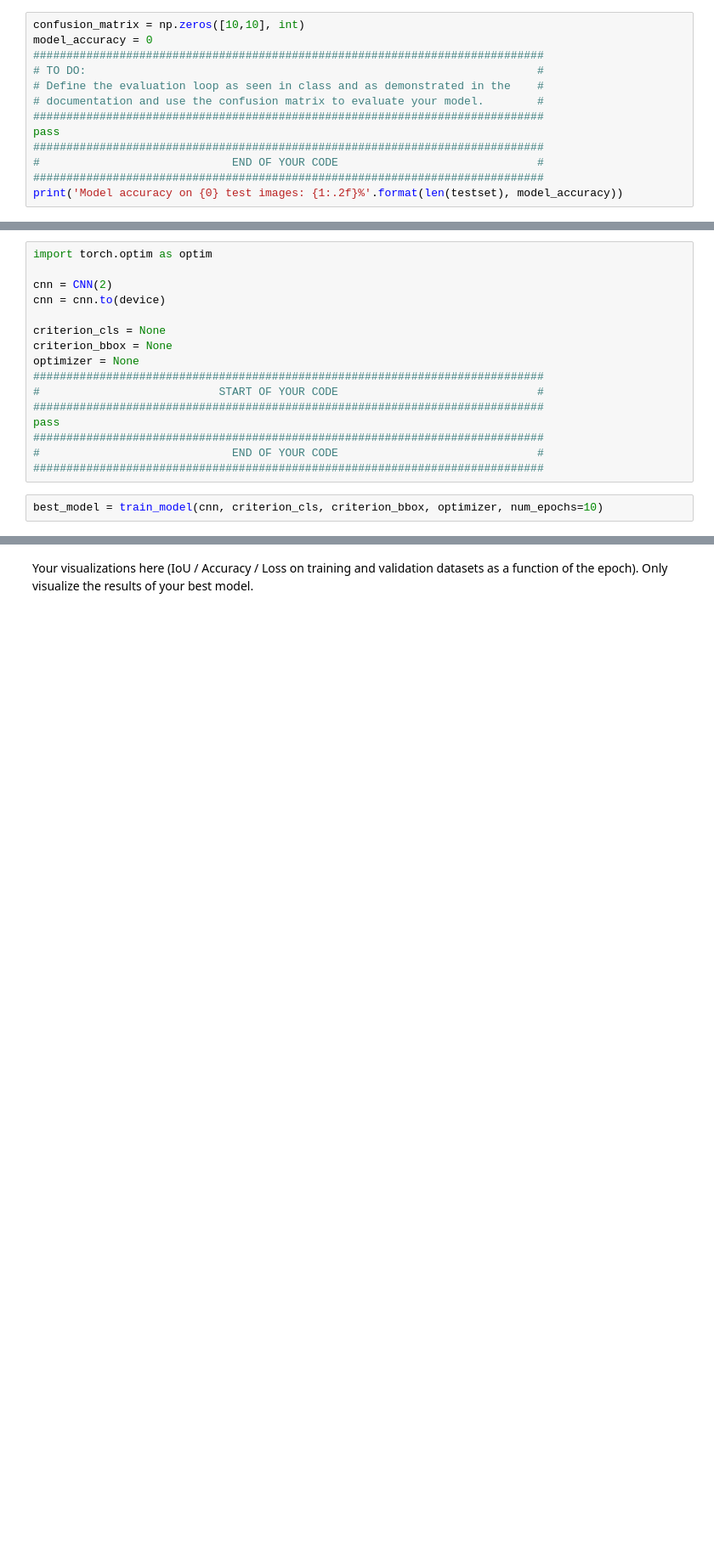
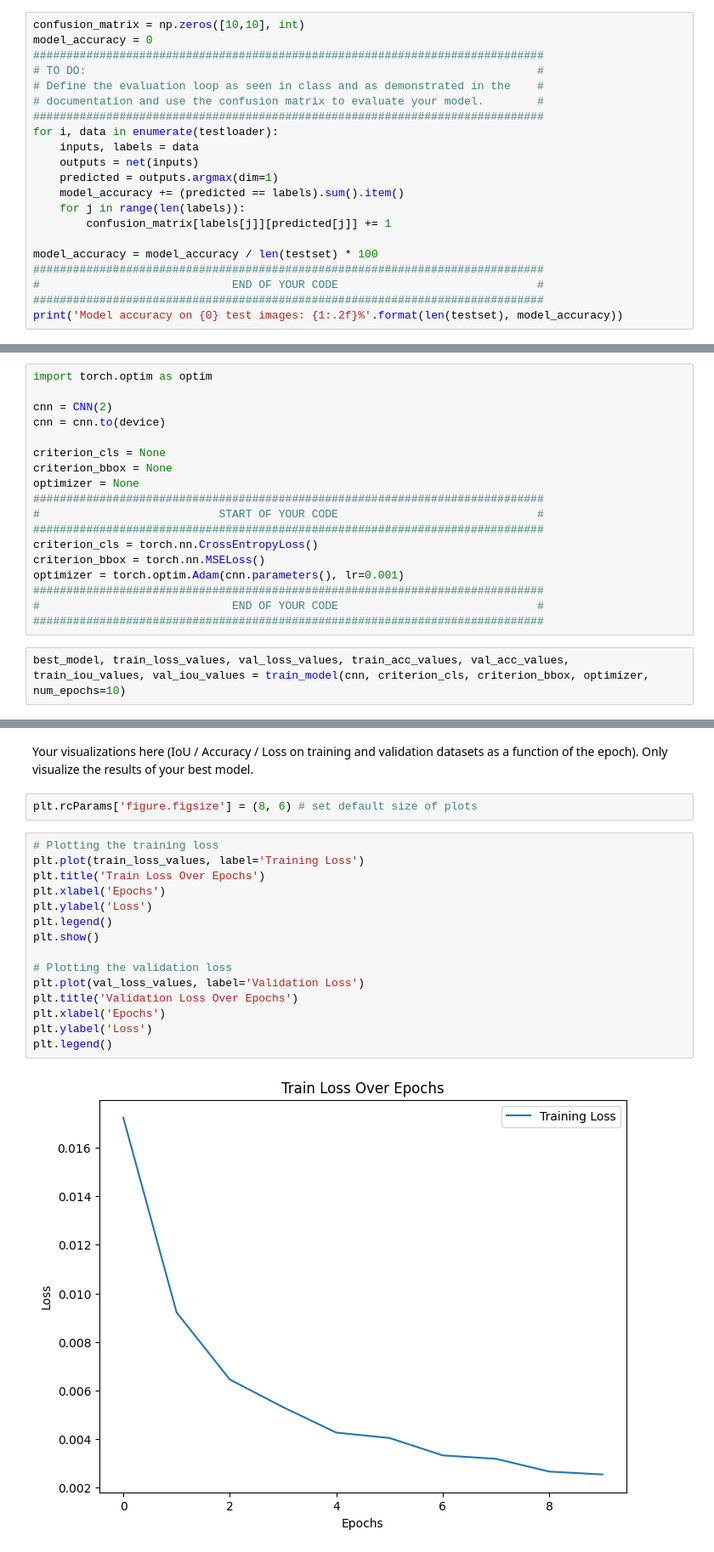
Before and after one commit to vaknin34/DL-Task3, a Jupyter notebook: HW3_ID.ipynb, the cells around one changed output, grey strips where cells are left out. Shown: that part at 85% size. Drawn from its saved outputs; the diff is of its cells as text; blank space fills up the shorter version.

```diff
--- a/HW3_ID.ipynb
+++ b/HW3_ID.ipynb
@@ -136,7 +230,15 @@ model_accuracy = 0
 # Define the evaluation loop as seen in class and as demonstrated in the    #
 # documentation and use the confusion matrix to evaluate your model.        #
 #############################################################################
-pass
+for i, data in enumerate(testloader):
+    inputs, labels = data
+    outputs = net(inputs)
+    predicted = outputs.argmax(dim=1)
+    model_accuracy += (predicted == labels).sum().item()
+    for j in range(len(labels)):
+        confusion_matrix[labels[j]][predicted[j]] += 1
+
+model_accuracy = model_accuracy / len(testset) * 100
 #############################################################################
 #                             END OF YOUR CODE                              #
 #############################################################################
@@ -355,9 +608,11 @@ optimizer = None
 #############################################################################
 #                           START OF YOUR CODE                              #
 #############################################################################
-pass
+criterion_cls = torch.nn.CrossEntropyLoss()
+criterion_bbox = torch.nn.MSELoss()
+optimizer = torch.optim.Adam(cnn.parameters(), lr=0.001)
 #############################################################################
 #                             END OF YOUR CODE                              #
 #############################################################################
 # %%
-best_model = train_model(cnn, criterion_cls, criterion_bbox, optimizer, num_epochs=10)
+best_model, train_loss_values, val_loss_values, train_acc_values, val_acc_values, train_iou_values, val_iou_values = train_model(cnn, criterion_cls, criterion_bbox, optimizer, num_epochs=10)
@@ -375,2 +651,21 @@ imshow(sample['image'], label_pred.cpu(), bbox_pred.cpu())
 # %% [markdown]
 Your visualizations here (IoU / Accuracy / Loss on training and validation datasets as a function of the epoch). Only visualize the results of your best model.
+# %%
+plt.rcParams['figure.figsize'] = (8, 6) # set default size of plots
+# %%
+# Plotting the training loss
+plt.plot(train_loss_values, label='Training Loss')
+plt.title('Train Loss Over Epochs')
+plt.xlabel('Epochs')
+plt.ylabel('Loss')
+plt.legend()
+plt.show()
+
+# Plotting the validation loss
+plt.plot(val_loss_values, label='Validation Loss')
+plt.title('Validation Loss Over Epochs')
+plt.xlabel('Epochs')
+plt.ylabel('Loss')
+plt.legend()
+# %% [output]
+[figure, added]
```
Also changed, not shown: parts of 24 cells of this notebook.
